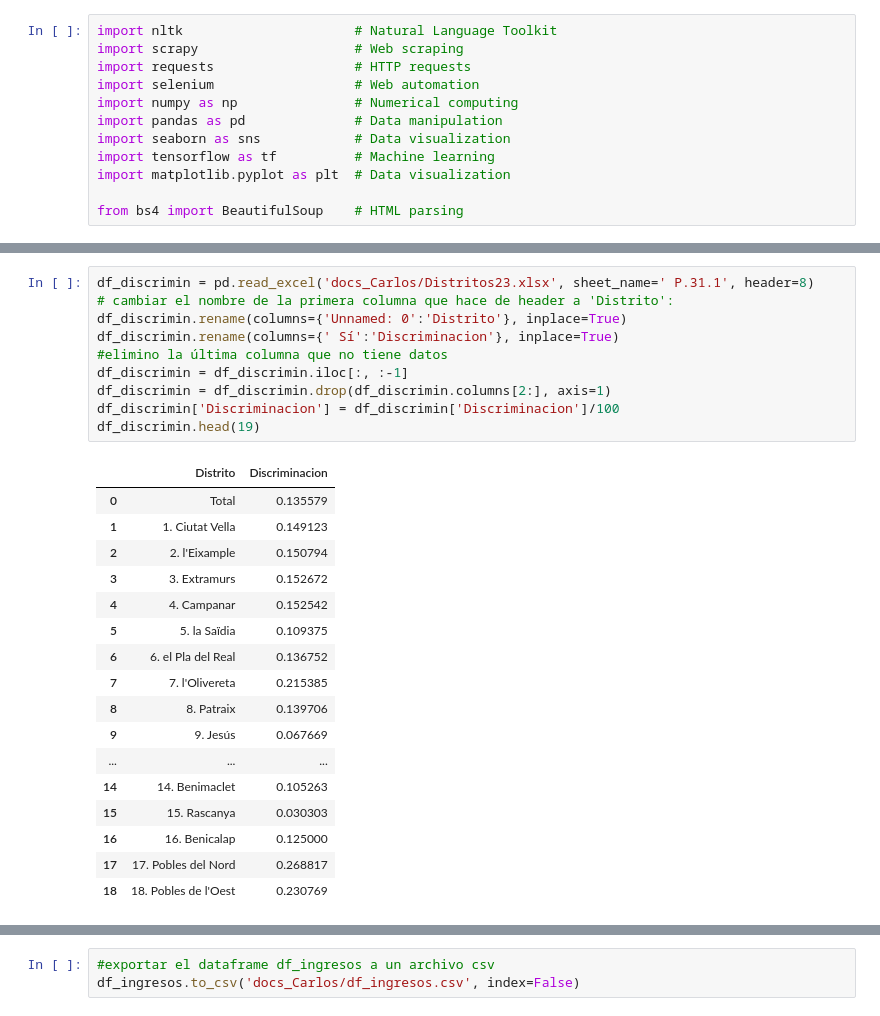
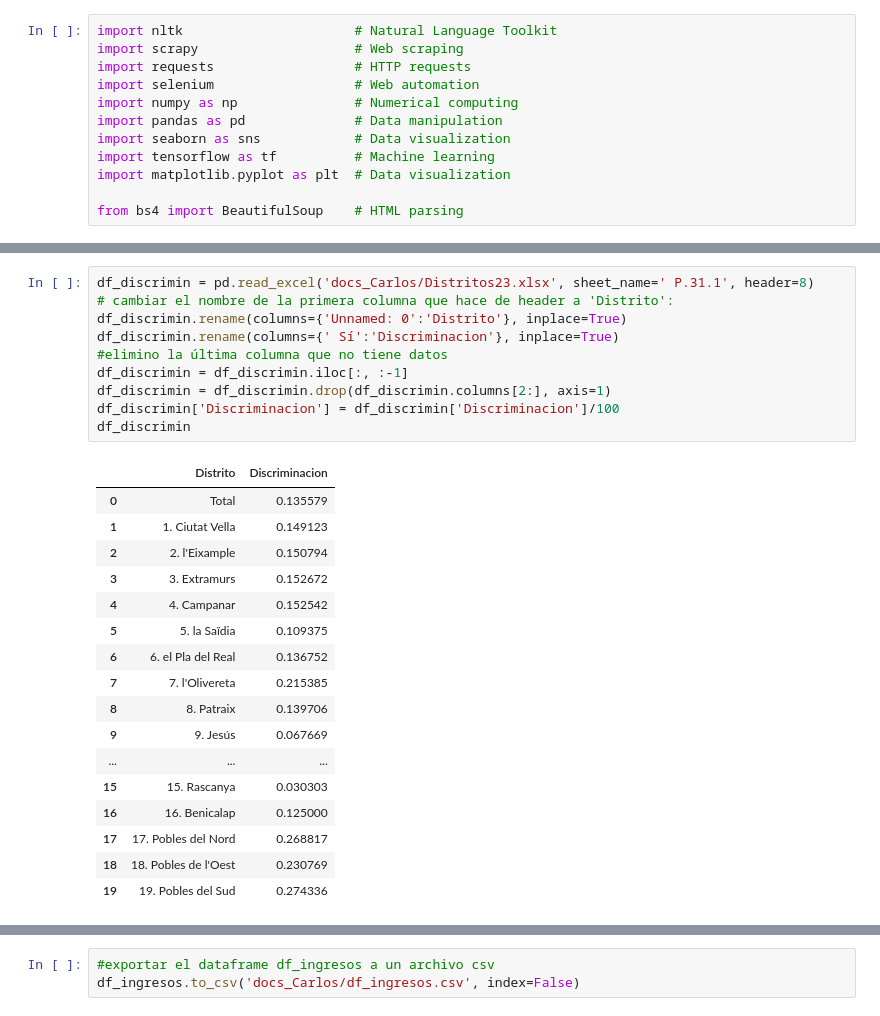
Before and after one commit to esedesam/mcd-nlp-proyecto, a Jupyter notebook: CARLOS_DISTRITOS.ipynb, the cells around one changed output, grey strips where cells are left out. Saved outputs shown, nothing was run; the diff lists cells and outputs as text.

```diff
--- a/CARLOS_DISTRITOS.ipynb
+++ b/CARLOS_DISTRITOS.ipynb
@@ -58,31 +58,31 @@ df_seguridad.head(19)
 # %%
 df_discrimin = pd.read_excel('docs_Carlos/Distritos23.xlsx', sheet_name=' P.31.1', header=8)
 # cambiar el nombre de la primera columna que hace de header a 'Distrito':
 df_discrimin.rename(columns={'Unnamed: 0':'Distrito'}, inplace=True)
 df_discrimin.rename(columns={' Sí':'Discriminacion'}, inplace=True)
 #elimino la última columna que no tiene datos
 df_discrimin = df_discrimin.iloc[:, :-1]
 df_discrimin = df_discrimin.drop(df_discrimin.columns[2:], axis=1)
 df_discrimin['Discriminacion'] = df_discrimin['Discriminacion']/100
-df_discrimin.head(19)
+df_discrimin
 # %% [output]
 |  | Distrito | Discriminacion |
 | 0 | Total | 0.135579 |
 | 1 | 1. Ciutat Vella | 0.149123 |
 | 2 | 2. l'Eixample | 0.150794 |
 | 3 | 3. Extramurs | 0.152672 |
 | 4 | 4. Campanar | 0.152542 |
 | 5 | 5. la Saïdia | 0.109375 |
 | 6 | 6. el Pla del Real | 0.136752 |
 | 7 | 7. l'Olivereta | 0.215385 |
 | 8 | 8. Patraix | 0.139706 |
 | 9 | 9. Jesús | 0.067669 |
 | ... | ... | ... |
-| 14 | 14. Benimaclet | 0.105263 |
 | 15 | 15. Rascanya | 0.030303 |
 | 16 | 16. Benicalap | 0.125000 |
 | 17 | 17. Pobles del Nord | 0.268817 |
 | 18 | 18. Pobles de l'Oest | 0.230769 |
+| 19 | 19. Pobles del Sud | 0.274336 |
 # %%
 df_convivenc = pd.read_excel('docs_Carlos/Distritos23.xlsx', sheet_name=' P.19.1', header=8)
 # cambiar el nombre de la primera columna que hace de header a 'Distrito':
```
Also changed, not shown: parts of 17 cells of this notebook, 2 other files.
